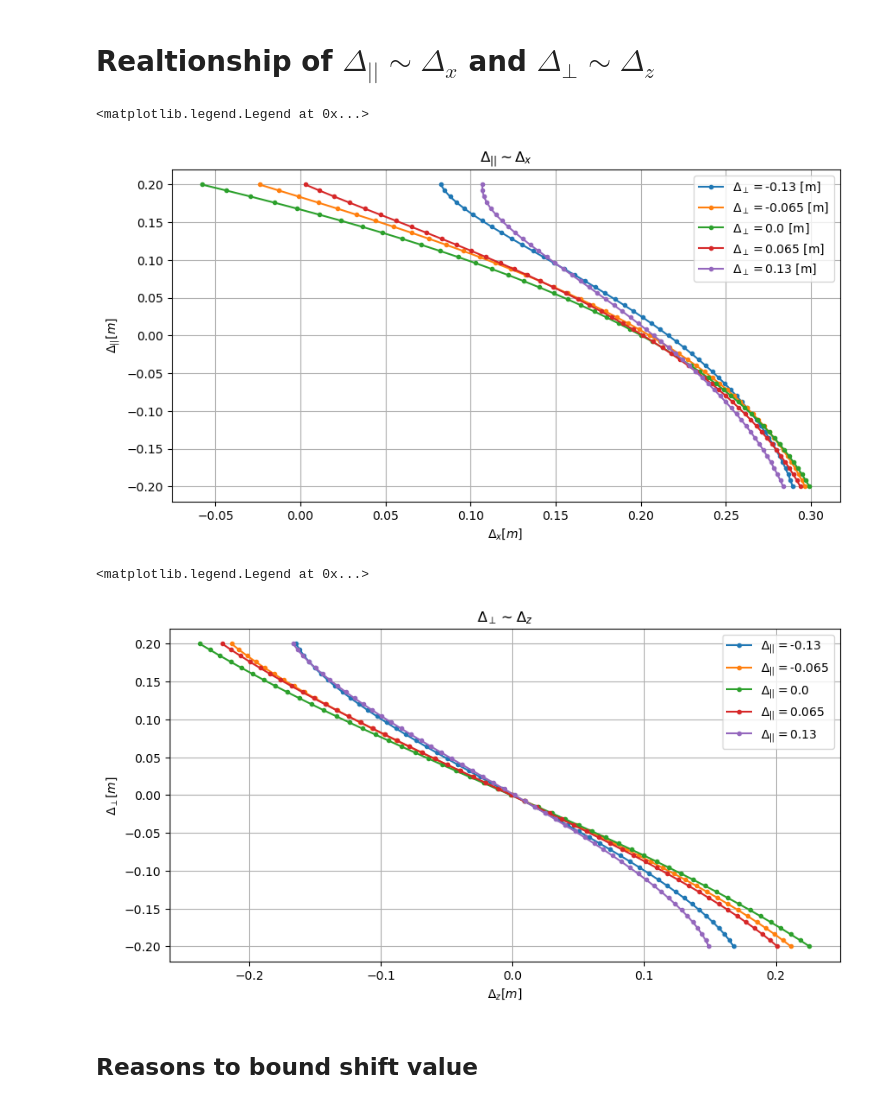
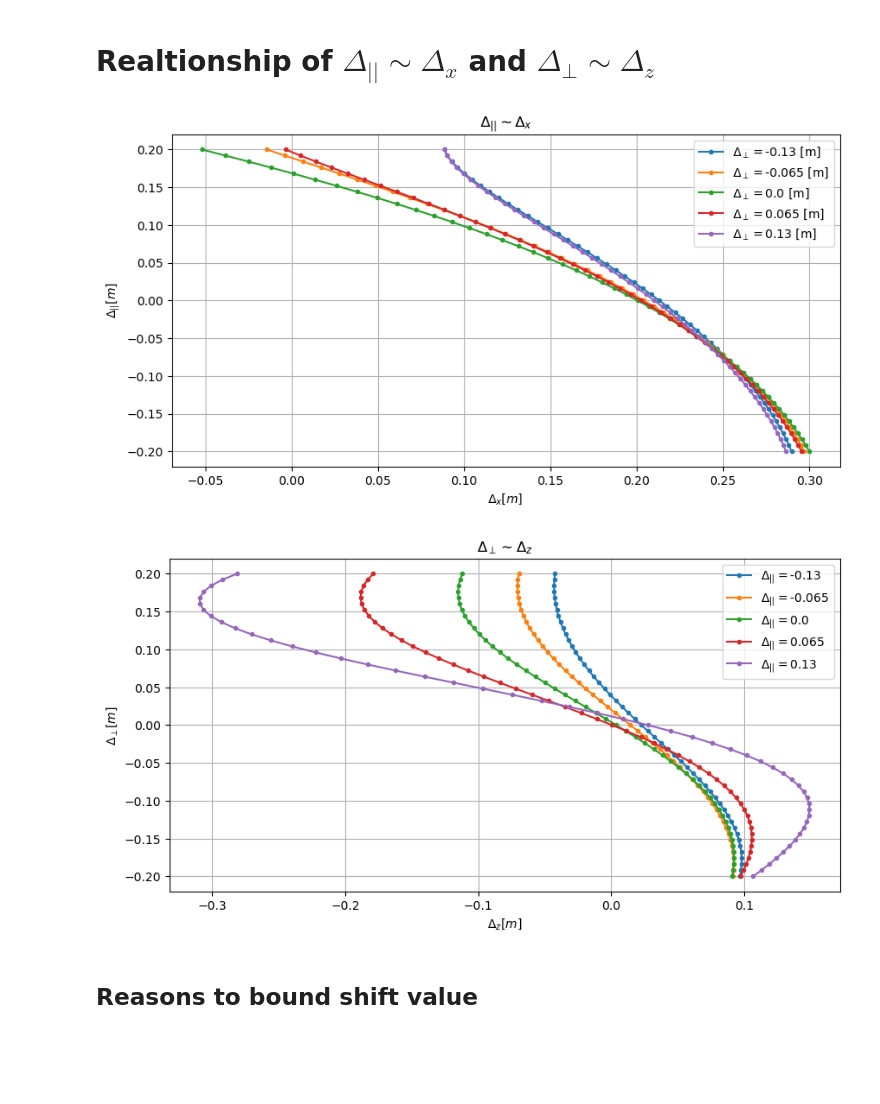
Before and after one commit to P-Attapon/TT1PlasmaColumnPosition, a Jupyter notebook: presentationPlotting.ipynb, the cells around one changed output. Drawn from its saved outputs; the diff is of its cells as text; code cells hidden in the pictures; blank space fills up the shorter version.

```diff
--- a/presentationPlotting.ipynb
+++ b/presentationPlotting.ipynb
@@ -7,6 +7,10 @@ from process_probe_data import *
 
 import numpy as np
 from matplotlib import pyplot as plt
+from matplotlib.patches import Circle
+import scipy as sc
+
+presentation_path = r"C:\Users\pitit\Documents\01_MUIC_work\ICPY 441 Senior project\meetings\specialFilamentMeeting"
 # %% [markdown]
 # Realtionship of $\Delta_{||} \sim \Delta_x$ and $\Delta_\perp \sim \Delta_z$
 # %%
@@ -20,7 +24,7 @@ x_shift = np.linspace(x_lower_lim,x_upper_lim,51)
 z_shift = np.linspace(z_lower_lim,z_upper_lim,5)
 
 #define probes to be used
-use_probe = [coil_angle_dict[1],coil_angle_dict[4],coil_angle_dict[7],coil_angle_dict[10]]
+use_probe = [coil_angle_dict[1],coil_angle_dict[2],coil_angle_dict[7],coil_angle_dict[8]]
 
 #calculate Dx & Dz
 for z in z_shift:
@@ -38,41 +42,43 @@ ax.set_xlabel(r"$\Delta_x [m]$")
 ax.set_ylabel(r"$\Delta_{||} [m]$")
 ax.grid()
 ax.legend()
+
+plt.savefig(presentation_path + "xRelation")
 # %% [output]
-<matplotlib.legend.Legend at 0x...>
-[figure, old version]
+[figure, new version]
 # %%
 #define plot
 fig, ax = plt.subplots(1,figsize = (10,5))
 
 #define shift values
 x_lower_lim, x_upper_lim = -0.13,0.13
 z_lower_lim, z_upper_lim = -0.2,0.2
 x_shift = np.linspace(x_lower_lim,x_upper_lim,5)
 z_shift = np.linspace(z_lower_lim,z_upper_lim,51)
 
 #define probes to be used
-use_probe = [coil_angle_dict[1],coil_angle_dict[4],coil_angle_dict[7],coil_angle_dict[10]]
+use_probe = [coil_angle_dict[1],coil_angle_dict[2],coil_angle_dict[7],coil_angle_dict[8]]
 
 #calculate Dx & Dz
 for x in x_shift:
     Dz_arr = []
     for z in z_shift:
         signal = cal_signal(x,z,use_probe)
         _, Dz = cal_DxDz(signal,use_probe)
 
         Dz_arr.append(Dz)
 
     ax.plot(Dz_arr, z_shift,".-",label = r"$\Delta_{||} = $" + f"{x}")
 
 ax.set_title(r"$\Delta_\perp \sim \Delta_z$")
 ax.set_xlabel(r"$\Delta_z [m]$")
 ax.set_ylabel(r"$\Delta_\perp [m]$")
 ax.grid()
 ax.legend()
+
+plt.savefig(presentation_path + "zRelation")
 # %% [output]
-<matplotlib.legend.Legend at 0x...>
-[figure, old version]
+[figure, new version]
 # %% [markdown]
 ## Reasons to bound shift value
 # %%
```
Also changed, not shown: parts of 7 cells of this notebook, 11 other files.
